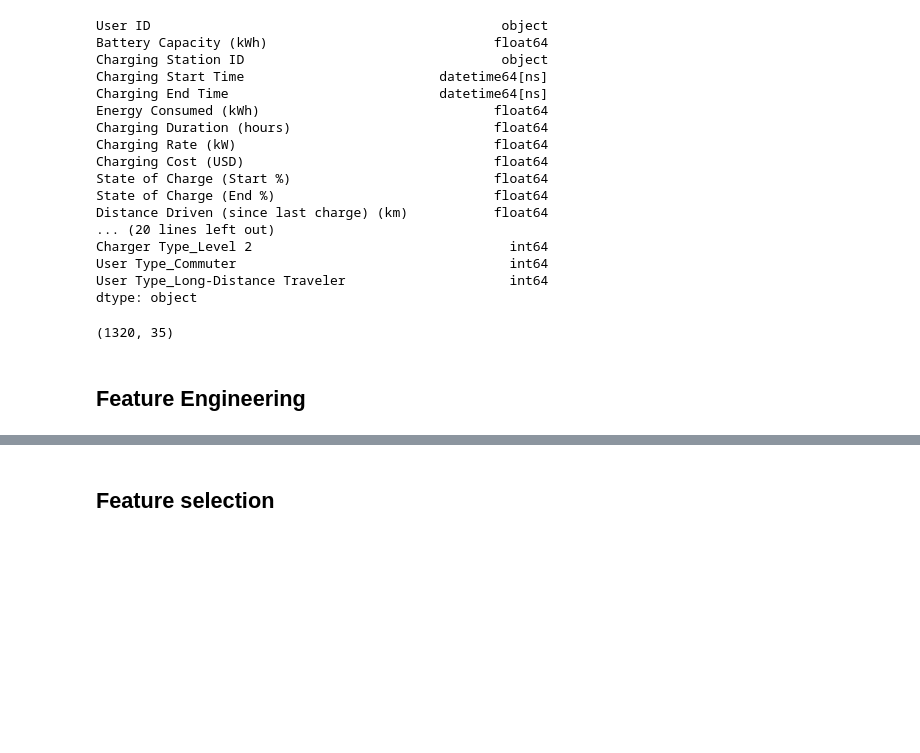
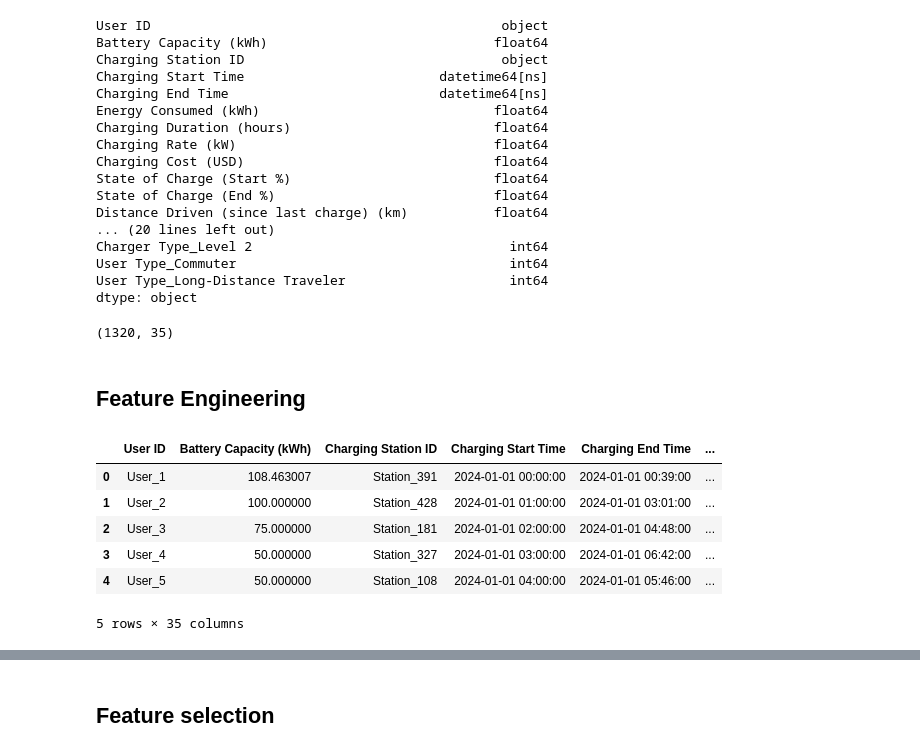
Before and after one commit to dhirana-s/MYDAC-Curriculum, a Jupyter notebook: InternalProject/emvDraft2.ipynb, the cells around one changed output, grey strips where cells are left out. Cells and saved outputs as stored; diff of their text form; code cells hidden in the pictures; blank space fills up the shorter version.

```diff
--- a/InternalProject/emvDraft2.ipynb
+++ b/InternalProject/emvDraft2.ipynb
@@ -147,12 +150,22 @@ Charger Type_Level 2                                 int64
 User Type_Commuter                                   int64
 User Type_Long-Distance Traveler                     int64
 dtype: object
-# %%
-df.shape
-# %% [output]
-(1320, 35)
+# %%
+df.shape #confirming no. of features increased from initial dataset
+# %% [output]
+(1320, 35)
 # %% [markdown]
 ## Feature Engineering
+# %%
+df.head(5)
+# %% [output]
+|  | User ID | Battery Capacity (kWh) | Charging Station ID | Charging Start Time | Charging End Time | ... |
+| 0 | User_1 | 108.463007 | Station_391 | 2024-01-01 00:00:00 | 2024-01-01 00:39:00 | ... |
+| 1 | User_2 | 100.000000 | Station_428 | 2024-01-01 01:00:00 | 2024-01-01 03:01:00 | ... |
+| 2 | User_3 | 75.000000 | Station_181 | 2024-01-01 02:00:00 | 2024-01-01 04:48:00 | ... |
+| 3 | User_4 | 50.000000 | Station_327 | 2024-01-01 03:00:00 | 2024-01-01 06:42:00 | ... |
+| 4 | User_5 | 50.000000 | Station_108 | 2024-01-01 04:00:00 | 2024-01-01 05:46:00 | ... |
+5 rows × 35 columns
 # %%
 df.columns
 # %% [output]
```
Also changed, not shown: parts of 17 cells of this notebook, 1 other file.
